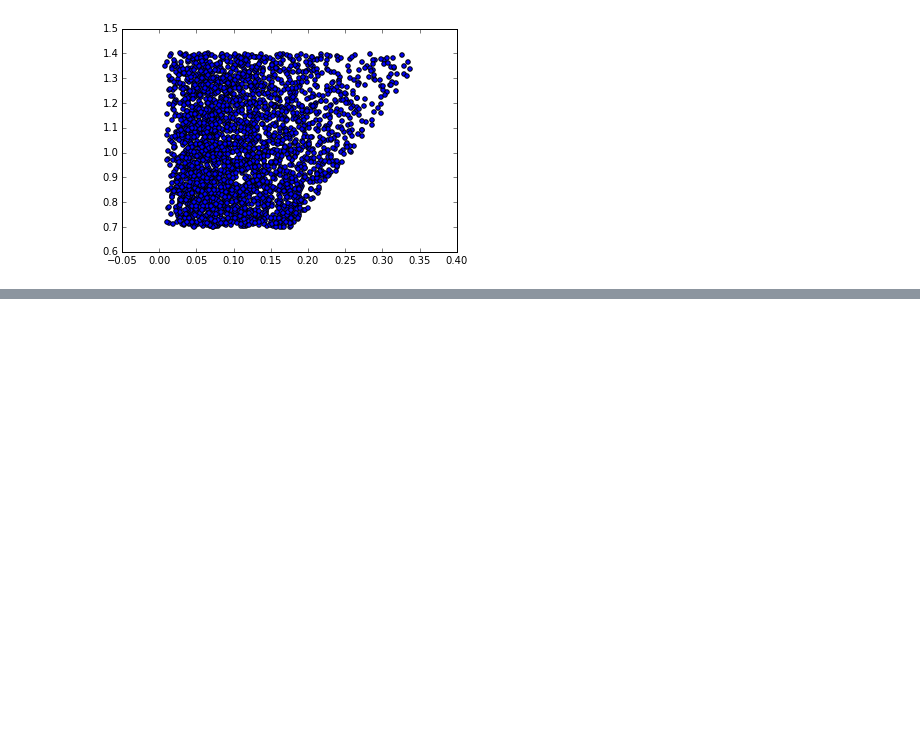
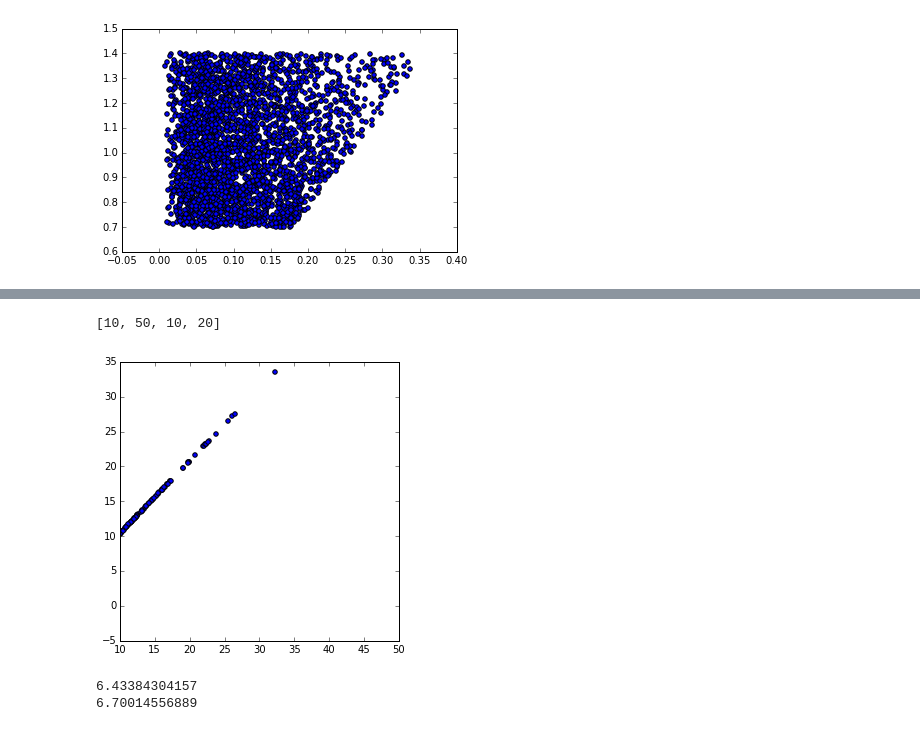
Before and after one commit to saint-germain/planetas, a Jupyter notebook: planetas sandbox.ipynb, the cells around one changed output, grey strips where cells are left out. Cells and saved outputs as stored; diff of their text form; code cells hidden in the pictures; blank space fills up the shorter version.

```diff
--- a/planetas sandbox.ipynb
+++ b/planetas sandbox.ipynb
@@ -738,0 +776,26 @@ AAA[:,2]
+# %%
+qa=np.array([])
+gamma=1
+for i in range(AAA.shape[0]):
+    ac=AAA[i,1]
+    ms=AAA[i,2]
+    md=AAA[i,0]
+    amin=ac*((7./4.-gamma)/(2.-gamma))**(1./(2.-gamma))
+    sigmag=(2.-gamma)*md*2.e33/(2.*np.pi*(ac*1.5e13)**2.)
+    qa=np.append(qa,1.24e5*(amin**(gamma-2.))*(ac**(-gamma))*(ms)*np.exp((amin/ac)**(2.-gamma))/sigmag)
+
+# exponente en q no se toma como 7/4 sino 2
+# %%
+plt.figure(figsize=(5,5))
+plt.scatter(qa,AAA[:,3])
+plt.axis('equal')
+plt.axis([10,50,10,20])
+# %% [output]
+[10, 50, 10, 20]
+[figure, added]
+# %%
+print qa[1000]
+print AAA[1000,3]
+# %% [output]
+6.43384304157
+6.70014556889
```
Also changed, not shown: parts of 16 cells of this notebook, 5 other files.
